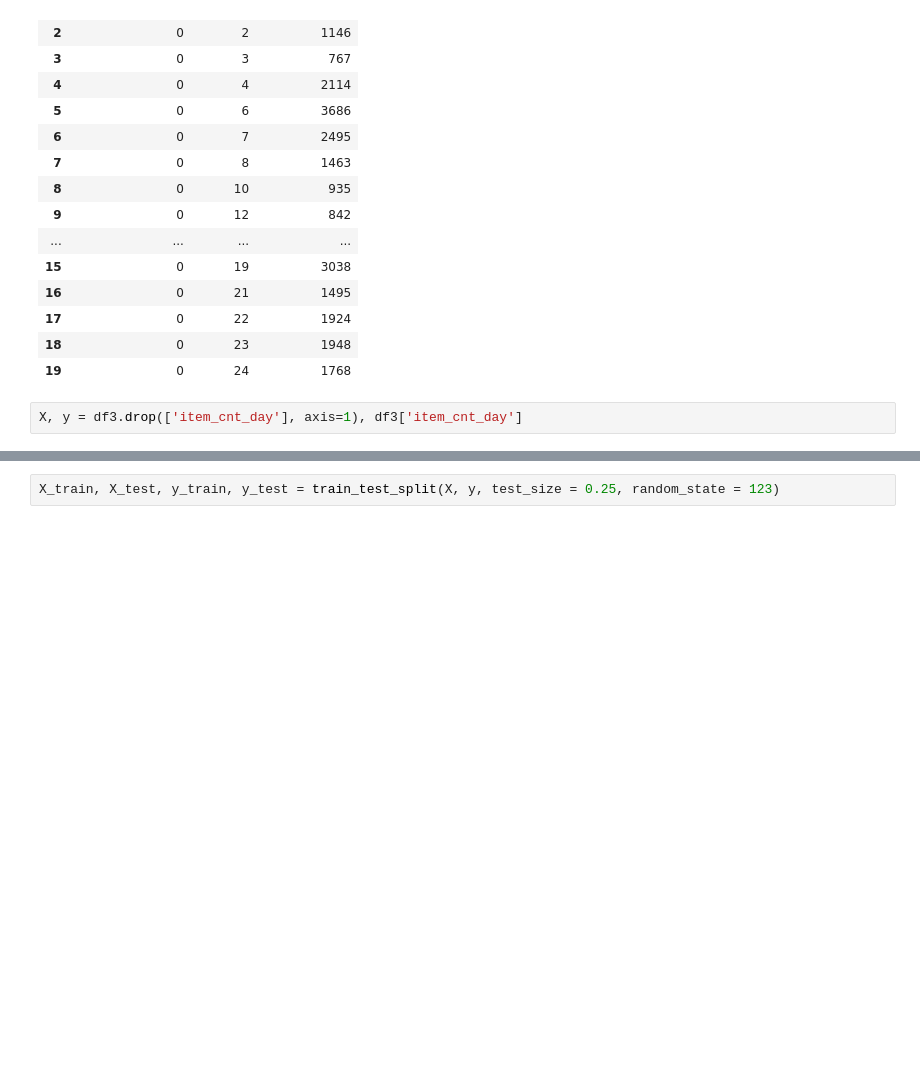
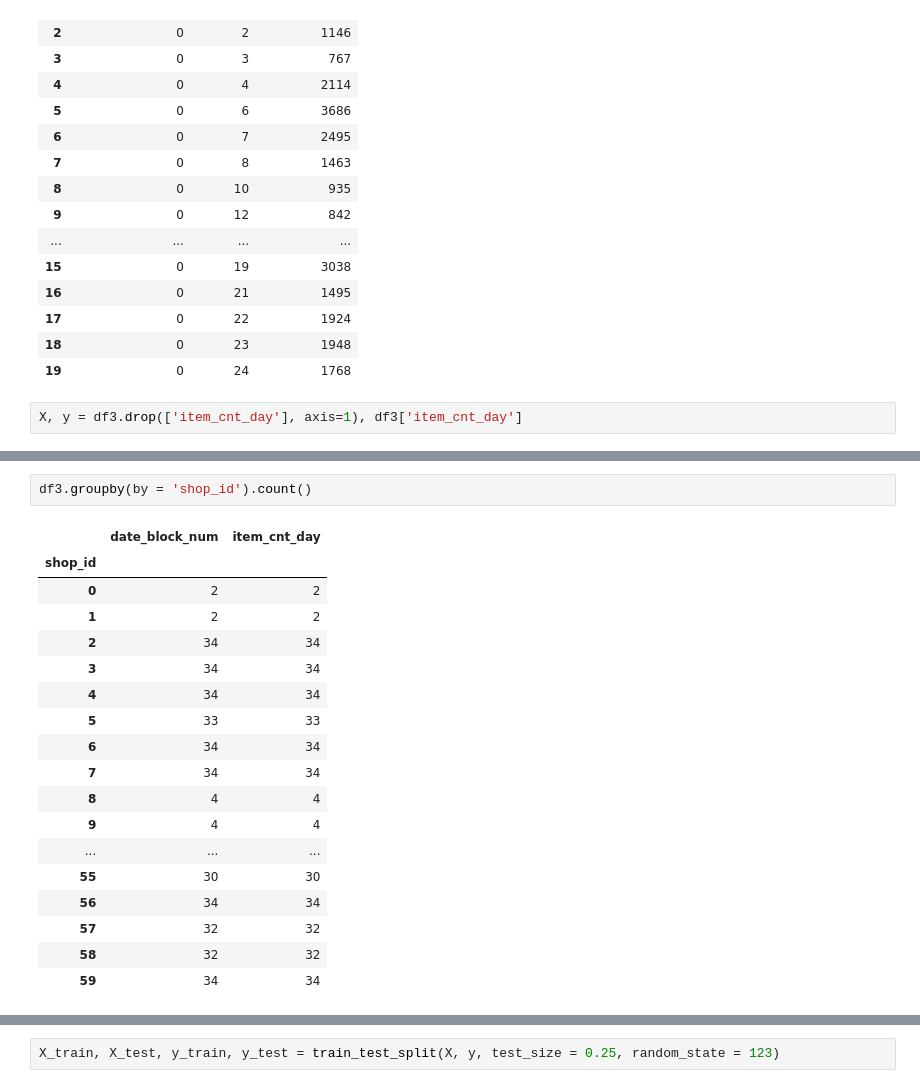
Before and after one commit to jguzman94/capstone-project, a Jupyter notebook: caps_1.ipynb, the cells around one changed output, grey strips where cells are left out. Saved outputs shown, nothing was run; the diff lists cells and outputs as text; blank space fills up the shorter version.

```diff
--- a/caps_1.ipynb
+++ b/caps_1.ipynb
@@ -146,0 +156,21 @@ X, y = df3.drop(['item_cnt_day'], axis=1), df3['item_cnt_day']
+# %%
+df3.groupby(by = 'shop_id').count()
+# %% [output]
+|  | date_block_num | item_cnt_day |
+| shop_id |  |  |
+| 0 | 2 | 2 |
+| 1 | 2 | 2 |
+| 2 | 34 | 34 |
+| 3 | 34 | 34 |
+| 4 | 34 | 34 |
+| 5 | 33 | 33 |
+| 6 | 34 | 34 |
+| 7 | 34 | 34 |
+| 8 | 4 | 4 |
+| 9 | 4 | 4 |
+| ... | ... | ... |
+| 55 | 30 | 30 |
+| 56 | 34 | 34 |
+| 57 | 32 | 32 |
+| 58 | 32 | 32 |
+| 59 | 34 | 34 |
```
Also changed, not shown: parts of 12 cells of this notebook.
